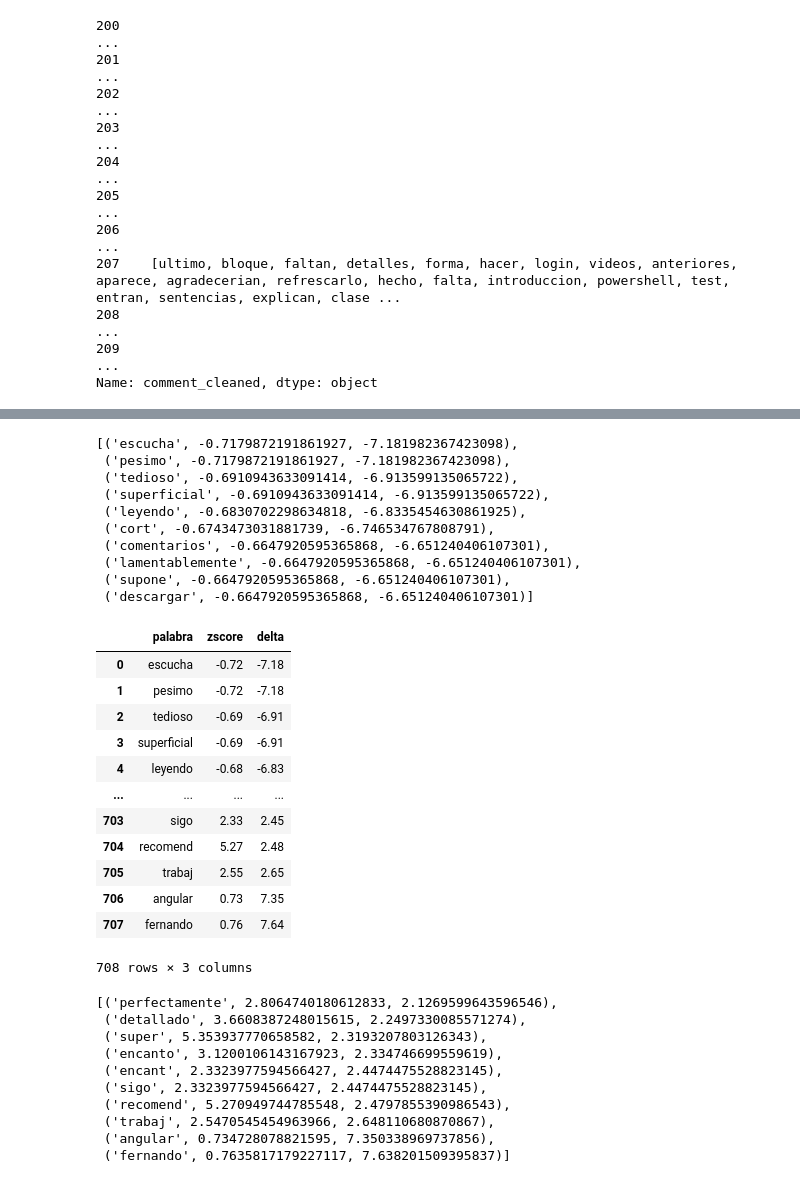
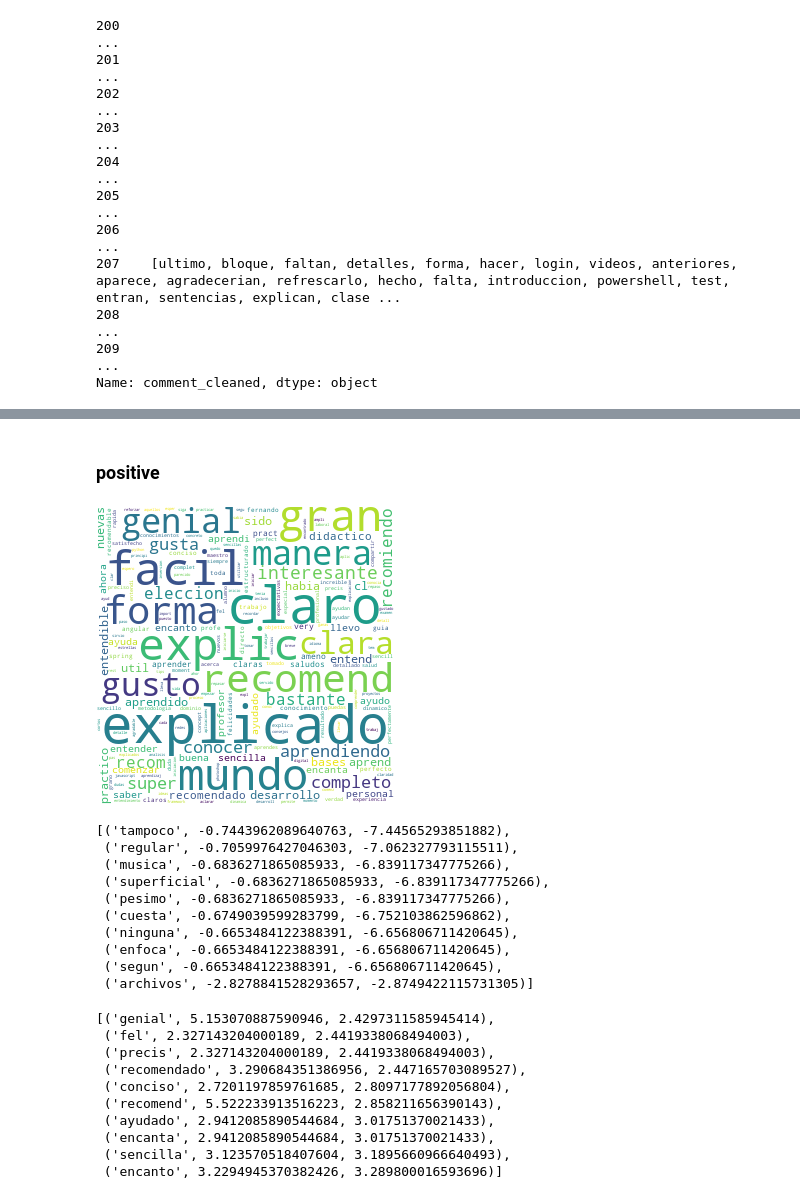
Before and after one commit to luc-ch/TM_udemy_reviews, a Jupyter notebook: Palabras_destacadas_log_odds_ratio.ipynb, the cells around one changed output, grey strips where cells are left out. Drawn from its saved outputs; the diff is of its cells as text; code cells hidden in the pictures.

```diff
--- a/Palabras_destacadas_log_odds_ratio.ipynb
+++ b/Palabras_destacadas_log_odds_ratio.ipynb
@@ -543,49 +619,38 @@ Comparing language...
+# %% [markdown]
+### positive
+# %%
+positive_text = _z_score_text(corpus_positive)
+_print_wordcloud(positive_text)
+# %% [output]
+[figure, added]
 # %%
 # Palabras más negativas
-a[:10]
+df_lang_deltas[:10]
 # %% [output]
-[('escucha', -0.7179872191861927, -7.181982367423098),
- ('pesimo', -0.7179872191861927, -7.181982367423098),
- ('tedioso', -0.6910943633091414, -6.913599135065722),
- ('superficial', -0.6910943633091414, -6.913599135065722),
- ('leyendo', -0.6830702298634818, -6.8335454630861925),
- ('cort', -0.6743473031881739, -6.746534767808791),
- ('comentarios', -0.6647920595365868, -6.651240406107301),
- ('lamentablemente', -0.6647920595365868, -6.651240406107301),
- ('supone', -0.6647920595365868, -6.651240406107301),
- ('descargar', -0.6647920595365868, -6.651240406107301)]
+[('tampoco', -0.7443962089640763, -7.44565293851882),
+ ('regular', -0.7059976427046303, -7.062327793115511),
+ ('musica', -0.6836271865085933, -6.839117347775266),
+ ('superficial', -0.6836271865085933, -6.839117347775266),
+ ('pesimo', -0.6836271865085933, -6.839117347775266),
+ ('cuesta', -0.6749039599283799, -6.752103862596862),
+ ('ninguna', -0.6653484122388391, -6.656806711420645),
+ ('enfoca', -0.6653484122388391, -6.656806711420645),
+ ('segun', -0.6653484122388391, -6.656806711420645),
+ ('archivos', -2.8278841528293657, -2.8749422115731305)]
-# %%
-b = pd.DataFrame(a)
-b.columns = ['palabra','zscore','delta']
-b
-# %% [output]
-|  | palabra | zscore | delta |
-| 0 | escucha | -0.72 | -7.18 |
-| 1 | pesimo | -0.72 | -7.18 |
-| 2 | tedioso | -0.69 | -6.91 |
-| 3 | superficial | -0.69 | -6.91 |
-| 4 | leyendo | -0.68 | -6.83 |
-| ... | ... | ... | ... |
-| 703 | sigo | 2.33 | 2.45 |
-| 704 | recomend | 5.27 | 2.48 |
-| 705 | trabaj | 2.55 | 2.65 |
-| 706 | angular | 0.73 | 7.35 |
-| 707 | fernando | 0.76 | 7.64 |
-708 rows × 3 columns
 # %%
 # Palabras más positivas
-a[-10:]
+df_lang_deltas[-10:]
 # %% [output]
-[('perfectamente', 2.8064740180612833, 2.1269599643596546),
- ('detallado', 3.6608387248015615, 2.2497330085571274),
- ('super', 5.353937770658582, 2.3193207803126343),
- ('encanto', 3.1200106143167923, 2.334746699559619),
- ('encant', 2.3323977594566427, 2.4474475528823145),
- ('sigo', 2.3323977594566427, 2.4474475528823145),
- ('recomend', 5.270949744785548, 2.4797855390986543),
- ('trabaj', 2.5470545454963966, 2.648110680870867),
- ('angular', 0.734728078821595, 7.350338969737856),
- ('fernando', 0.7635817179227117, 7.638201509395837)]
+[('genial', 5.153070887590946, 2.4297311585945414),
+ ('fel', 2.327143204000189, 2.4419338068494003),
+ ('precis', 2.327143204000189, 2.4419338068494003),
+ ('recomendado', 3.290684351386956, 2.447165703089527),
+ ('conciso', 2.7201197859761685, 2.8097177892056804),
+ ('recomend', 5.522233913516223, 2.858211656390143),
+ ('ayudado', 2.9412085890544684, 3.01751370021433),
+ ('encanta', 2.9412085890544684, 3.01751370021433),
+ ('sencilla', 3.123570518407604, 3.1895660966640493),
+ ('encanto', 3.2294945370382426, 3.289800016593696)]
 # %%
 # Ngrams (se podría armar con N-grams no le encontré la vuelta)
 # %%
```
Also changed, not shown: parts of 25 cells of this notebook, 1 other file.
